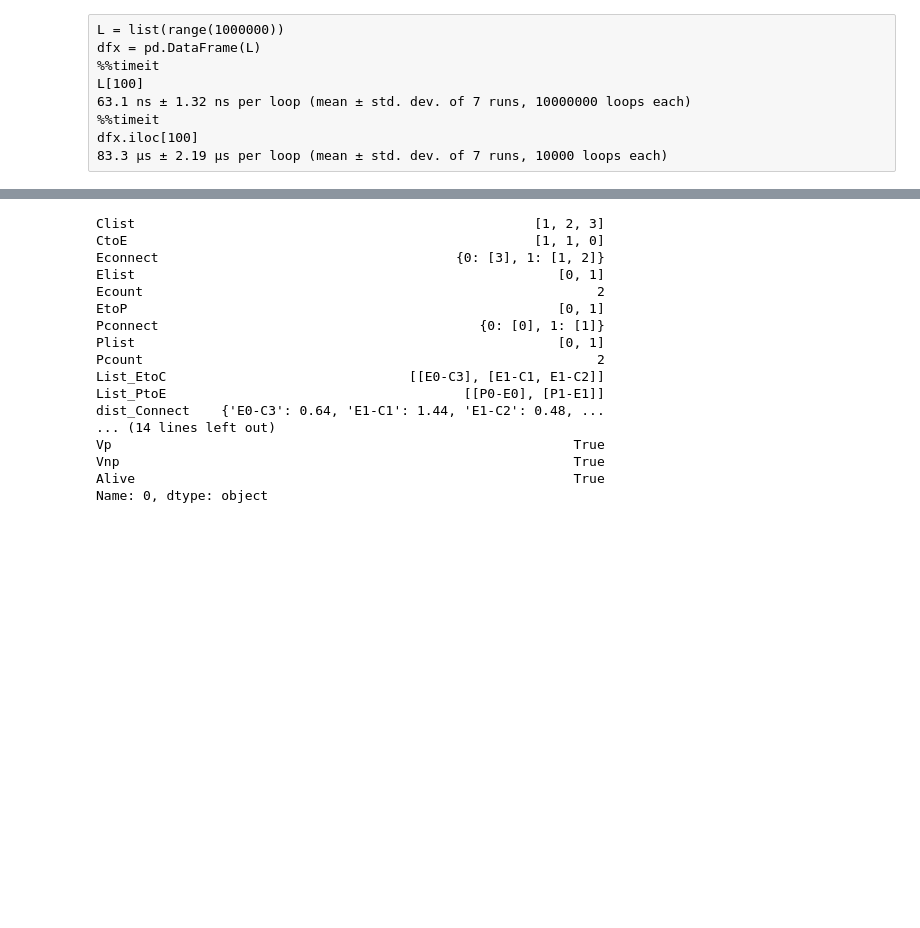
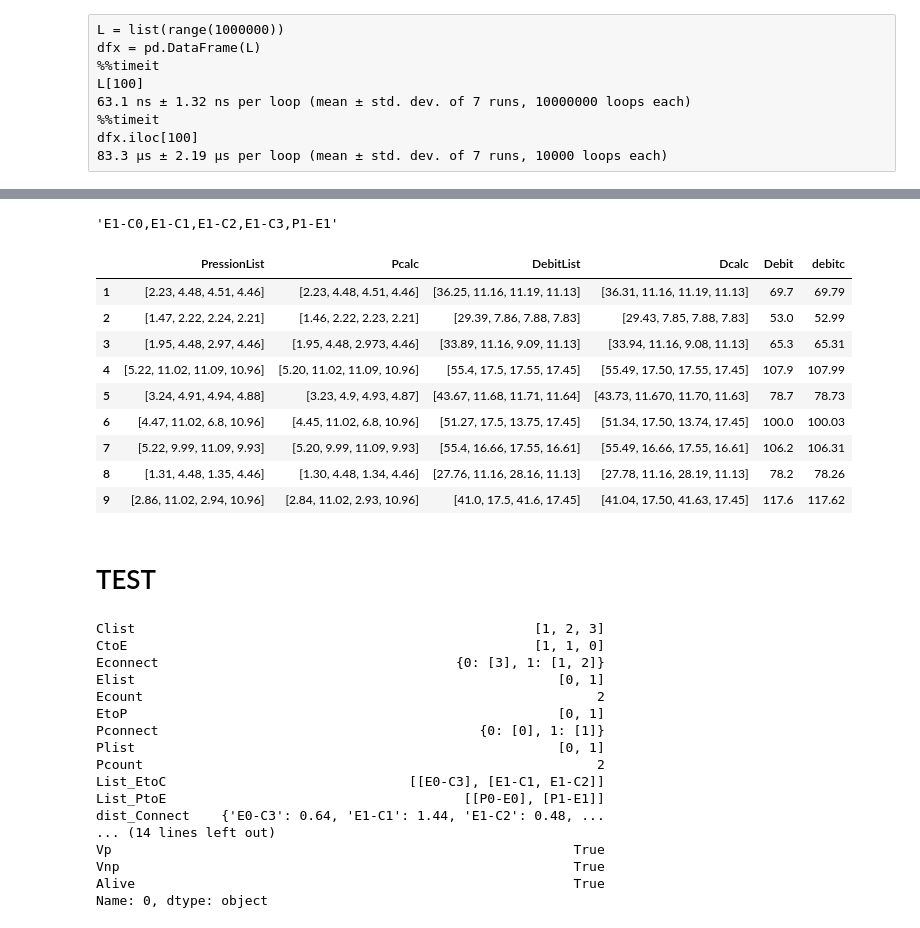
Before and after one commit to egos/valeo, a Jupyter notebook: NoteBook_GA_VALEO.ipynb, the cells around one changed output, grey strips where cells are left out. Saved outputs shown, nothing was run; the diff lists cells and outputs as text; code cells hidden in the pictures; blank space fills up the shorter version.

```diff
--- a/NoteBook_GA_VALEO.ipynb
+++ b/NoteBook_GA_VALEO.ipynb
@@ -53,3 +184,20 @@ algo = load_data_brut(file)
+# %%
+Name
+pd.DataFrame(data).T
+# %% [output]
+'E1-C0,E1-C1,E1-C2,E1-C3,P1-E1'
+|  | PressionList | Pcalc | DebitList | Dcalc | Debit | debitc |
+| 1 | [2.23, 4.48, 4.51, 4.46] | [2.23, 4.48, 4.51, 4.46] | [36.25, 11.16, 11.19, 11.13] | [36.31, 11.16, 11.19, 11.13] | 69.7 | 69.79 |
+| 2 | [1.47, 2.22, 2.24, 2.21] | [1.46, 2.22, 2.23, 2.21] | [29.39, 7.86, 7.88, 7.83] | [29.43, 7.85, 7.88, 7.83] | 53.0 | 52.99 |
+| 3 | [1.95, 4.48, 2.97, 4.46] | [1.95, 4.48, 2.973, 4.46] | [33.89, 11.16, 9.09, 11.13] | [33.94, 11.16, 9.08, 11.13] | 65.3 | 65.31 |
+| 4 | [5.22, 11.02, 11.09, 10.96] | [5.20, 11.02, 11.09, 10.96] | [55.4, 17.5, 17.55, 17.45] | [55.49, 17.50, 17.55, 17.45] | 107.9 | 107.99 |
+| 5 | [3.24, 4.91, 4.94, 4.88] | [3.23, 4.9, 4.93, 4.87] | [43.67, 11.68, 11.71, 11.64] | [43.73, 11.670, 11.70, 11.63] | 78.7 | 78.73 |
+| 6 | [4.47, 11.02, 6.8, 10.96] | [4.45, 11.02, 6.8, 10.96] | [51.27, 17.5, 13.75, 17.45] | [51.34, 17.50, 13.74, 17.45] | 100.0 | 100.03 |
+| 7 | [5.22, 9.99, 11.09, 9.93] | [5.20, 9.99, 11.09, 9.93] | [55.4, 16.66, 17.55, 16.61] | [55.49, 16.66, 17.55, 16.61] | 106.2 | 106.31 |
+| 8 | [1.31, 4.48, 1.35, 4.46] | [1.30, 4.48, 1.34, 4.46] | [27.76, 11.16, 28.16, 11.13] | [27.78, 11.16, 28.19, 11.13] | 78.2 | 78.26 |
+| 9 | [2.86, 11.02, 2.94, 10.96] | [2.84, 11.02, 2.93, 10.96] | [41.0, 17.5, 41.6, 17.45] | [41.04, 17.50, 41.63, 17.45] | 117.6 | 117.62 |
+# %% [markdown]
+# TEST
 # %%
 file = 'VALEO_full.tmj'
 select= ['E2','C0']
```
Also changed, not shown: parts of 7 cells of this notebook, 3 other files.
